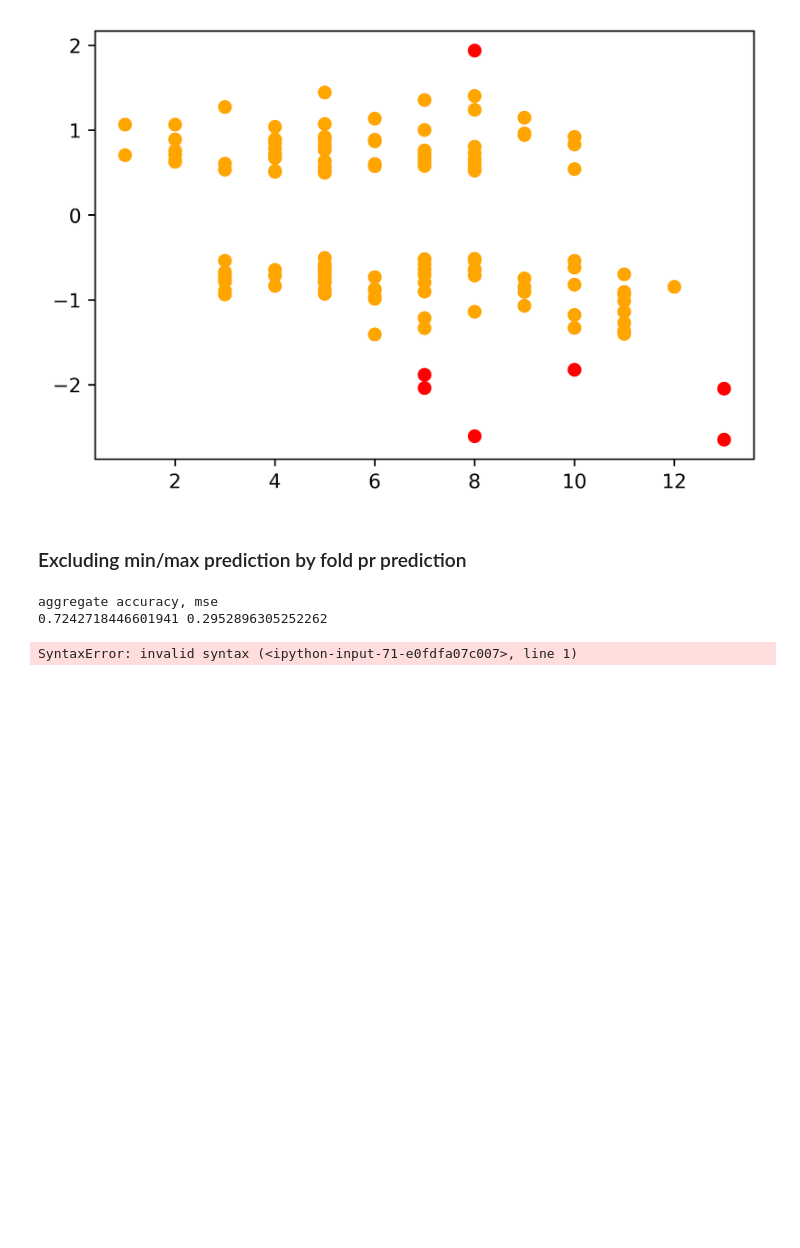
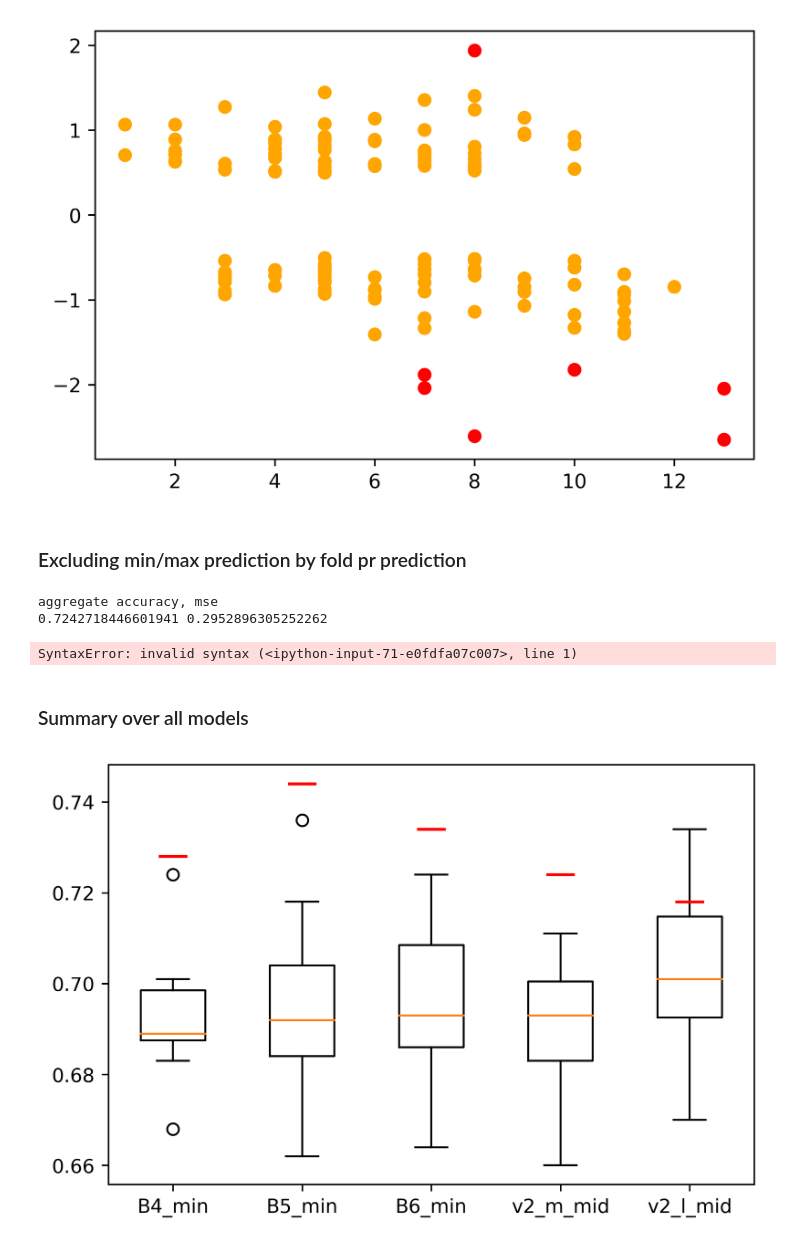
Before and after one commit to emoen/Deep-learning-for-regression-of-cod-otoliths, a Jupyter notebook: results/EFFNetV2_m_middle_mse/EDA test set predictions.ipynb, the cells around one changed output. Cells and saved outputs as stored; diff of their text form; code cells hidden in the pictures; blank space fills up the shorter version.

Commit message:
models boxplot

````diff
--- a/results/EFFNetV2_m_middle_mse/EDA test set predictions.ipynb
+++ b/results/EFFNetV2_m_middle_mse/EDA test set predictions.ipynb
@@ -187,3 +187,44 @@ for j in range(len(pr_age_group[0])):
 ```
 # %% [output]
 SyntaxError: invalid syntax (<ipython-input-71-e0fdfa07c007>, line 1)
+# %% [markdown]
+### Summary over all models
+# %%
+v2_m_middle_acc = [0.687,0.676,0.683,0.711,0.701,0.705,0.699,0.683,0.699,0.660]
+v2_m_middle_mse = [0.321,0.377,0.332,0.285,0.285,0.325,0.311,0.348,0.295,0.373,]
+v2_m_middle_mean_mse =0.292
+v2_m_middle_mean_acc = 0.724
+
+v2_l_middle_acc = [0.697,0.734,0.691,0.670,0.718,0.699,0.726,0.682,0.705,0.703]
+v2_l_middle_mse = [0.301,0.281,0.299,0.318,0.282,0.305,0.280,0.334,0.300,0.310,]
+v2_l_middle_mean_mse =  0.280
+v2_l_middle_mean_acc = 0.718
+
+
+b4_min_acc = [0.699,0.689,0.687,0.683,0.689,0.701,0.697,0.668,0.689,0.724]
+b4_min_mse = [0.320,0.318,0.306,0.313,0.322,0.314,0.315,0.316,0.306,0.302]
+b4_min_mean_mse = 0.277
+b4_min_mean_acc = 0.728
+
+b5_min_acc = [0.718,0.691,0.693,0.668,0.736,0.707,0.662,0.683,0.695,0.687]
+b5_min_mse = [0.324,0.322,0.325,0.336,0.291,0.314,0.320,0.331,0.3298,0.317]
+b5_min_mean_mse = 0.277
+b5_min_mean_acc = 0.744
+
+b6_min_acc = [0.683,0.685,0.664,0.724,0.707,0.709,0.693,0.693,0.720,0.689]
+b6_min_mse = [0.325,0.329,0.334,0.293,0.312,0.290,0.320,0.306,0.276,0.300,]
+b6_min_mean_mse = 0.272
+b6_min_mean_acc = 0.734
+
+
+plt.boxplot([b4_min_acc, b5_min_acc, b6_min_acc, v2_m_middle_acc,v2_l_middle_acc])
+plt.plot([0.9, 1.1], [b4_min_mean_acc,b4_min_mean_acc], 'r')
+plt.plot([1.9, 2.1], [b5_min_mean_acc,b5_min_mean_acc], 'r')
+plt.plot([2.9, 3.1], [b6_min_mean_acc,b6_min_mean_acc], 'r')
+plt.plot([3.9, 4.1], [v2_m_middle_mean_acc,v2_m_middle_mean_acc], 'r')
+plt.plot([4.9, 5.1], [v2_l_middle_mean_acc,v2_l_middle_mean_acc], 'r')
+plt.xticks(range(1,6), ['B4_min', 'B5_min', 'B6_min', 'v2_m_mid', 'v2_l_mid'])
+
+plt.show()
+# %% [output]
+[figure, added]
````
Also changed, not shown: parts of 1 cell of this notebook, 2 other files.
